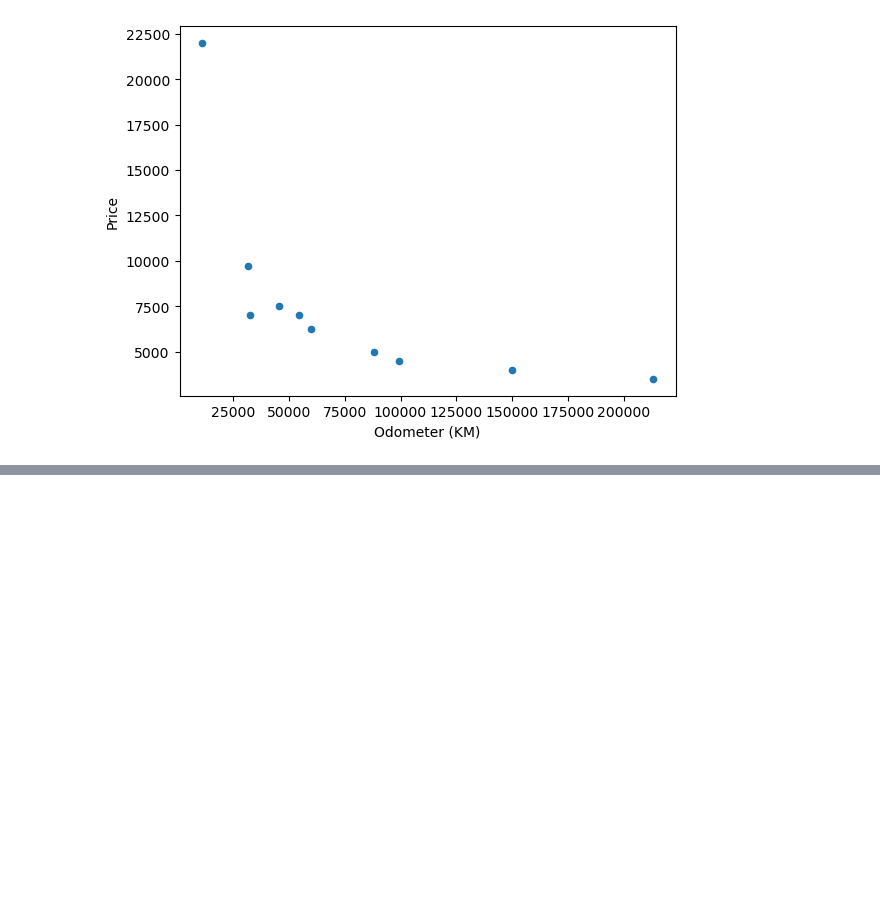
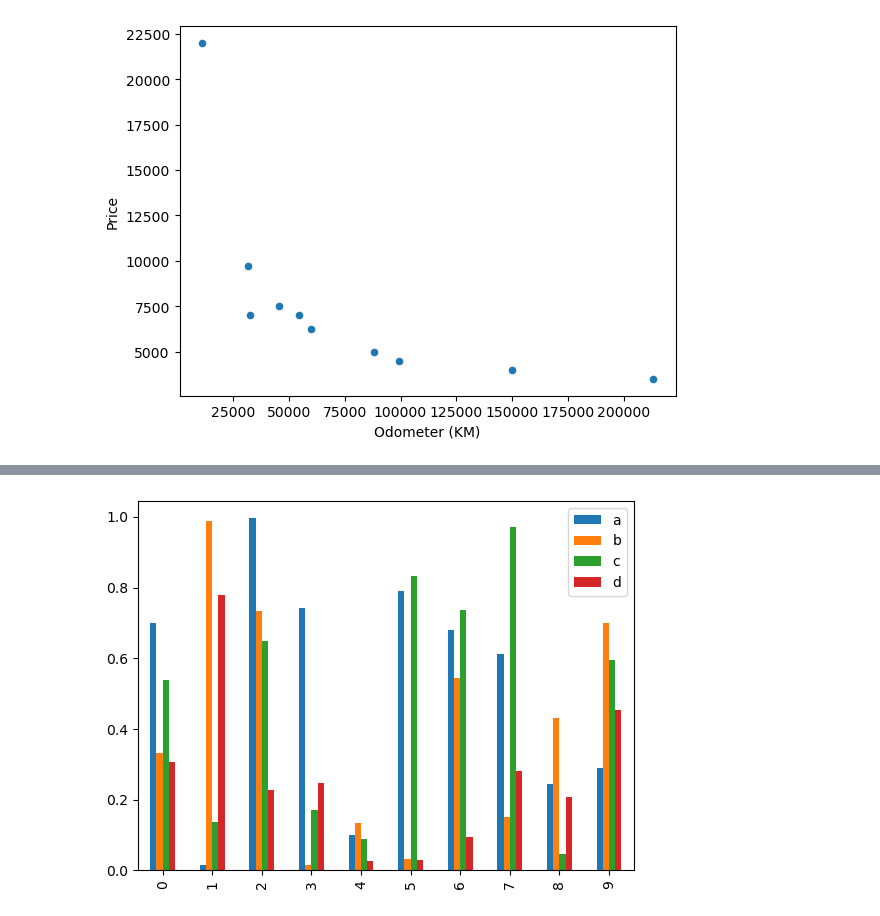
Before and after one commit to shrinidhib/ML-learn, a Jupyter notebook: introduction-to-matplotlib.ipynb, the cells around one changed output, grey strips where cells are left out. Cells and saved outputs as stored; diff of their text form; code cells hidden in the pictures; blank space fills up the shorter version.

```diff
--- a/introduction-to-matplotlib.ipynb
+++ b/introduction-to-matplotlib.ipynb
@@ -240,0 +265,4 @@ car_sales.plot(x="Odometer (KM)", y="Price", kind="scatter")
+# %%
+df.plot(kind="bar");
+# %% [output]
+[figure, added]
```
Also changed, not shown: parts of 7 cells of this notebook.
